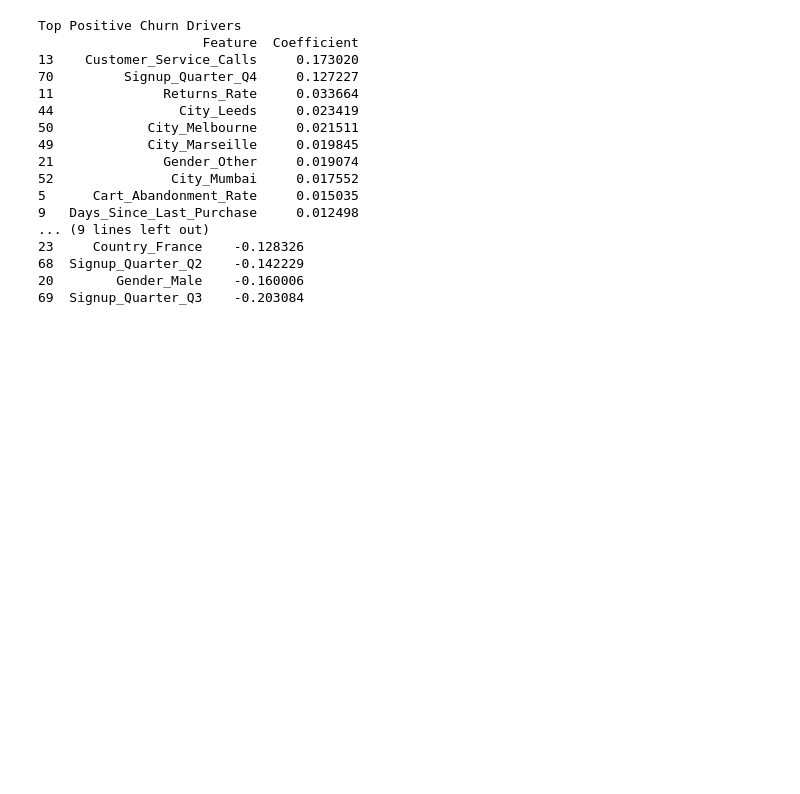
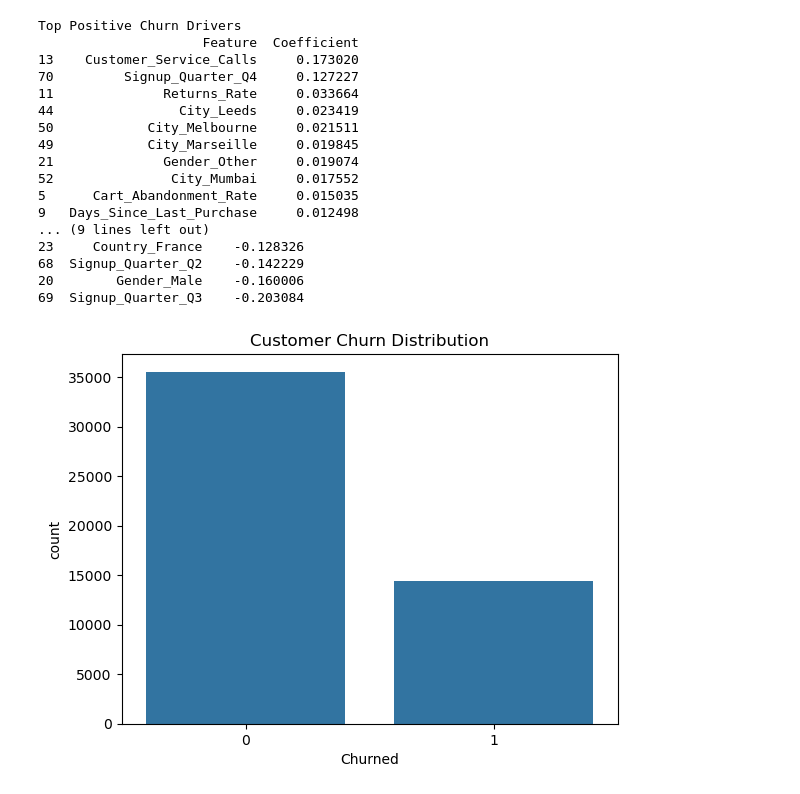
Before and after one commit to Harshita-211105/Ecommerce-Churn-Prediction, a Jupyter notebook: ChurnPrediction.ipynb, the cells around one changed output. Cells and saved outputs as stored; diff of their text form; code cells hidden in the pictures; blank space fills up the shorter version.

```diff
--- a/ChurnPrediction.ipynb
+++ b/ChurnPrediction.ipynb
@@ -315,3 +315,12 @@ Top Positive Churn Drivers
 68  Signup_Quarter_Q2    -0.142229
 20        Gender_Male    -0.160006
 69  Signup_Quarter_Q3    -0.203084
+# %%
+import seaborn as sns
+import matplotlib.pyplot as plt
+
+sns.countplot(x='Churned', data=df)
+plt.title("Customer Churn Distribution")
+plt.show()
+# %% [output]
+[figure, added]
```
Also changed, not shown: parts of 2 cells of this notebook.
